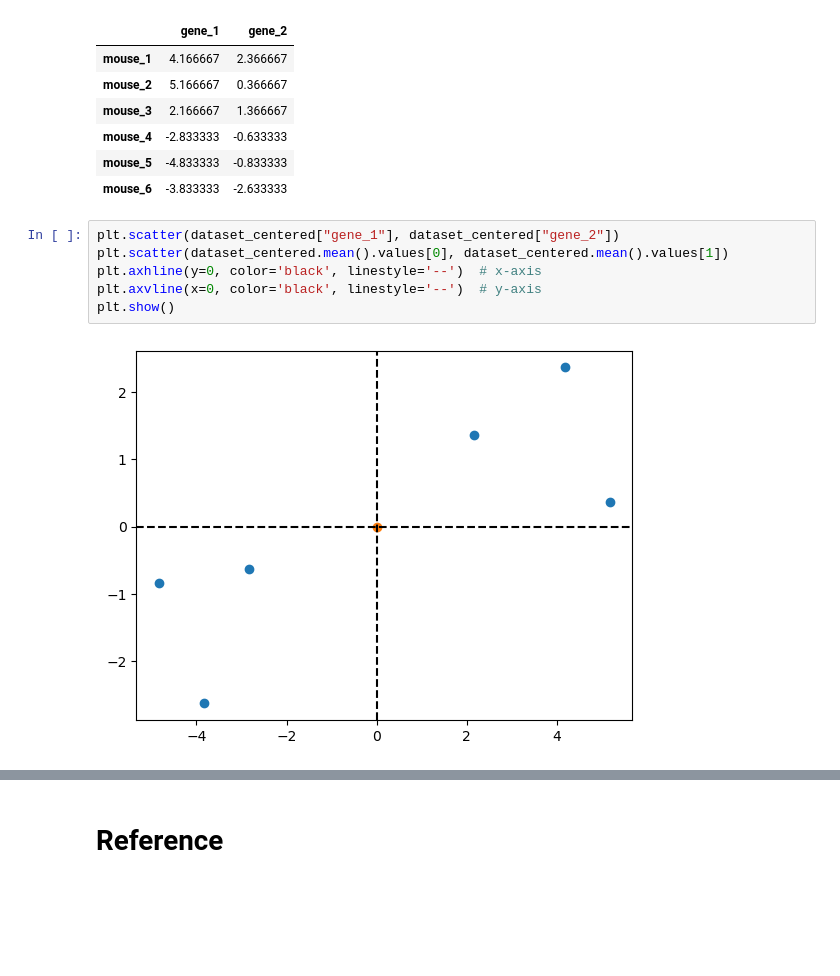
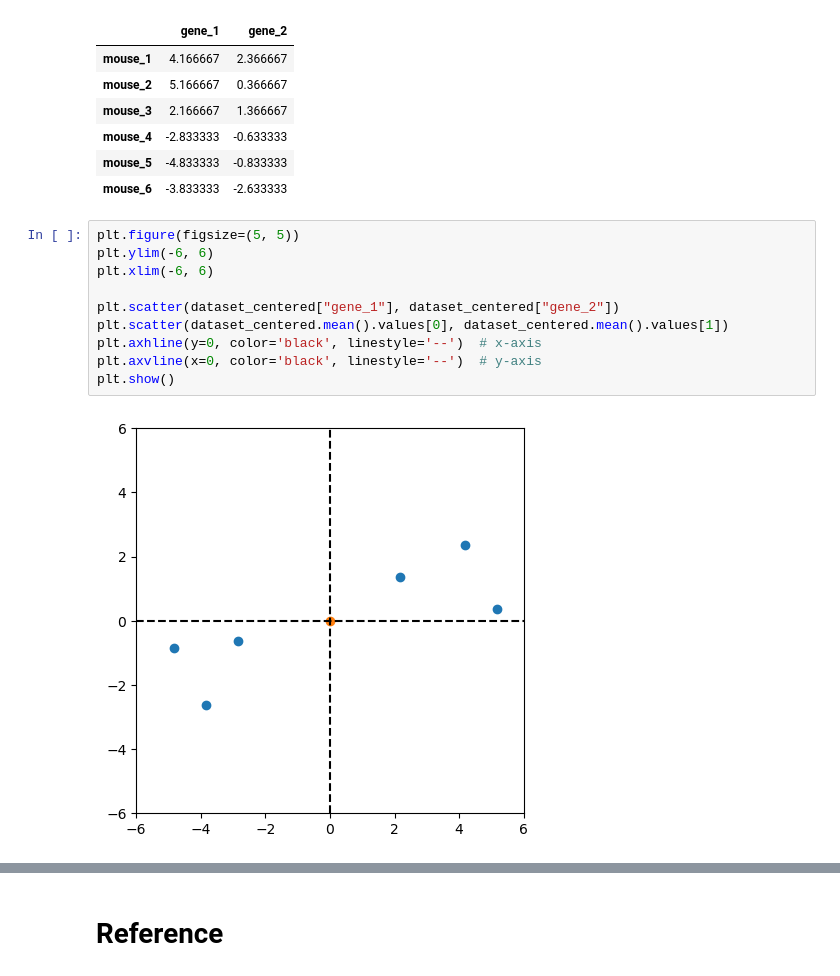
Before and after one commit to danjelito/ml-from-scratch, a Jupyter notebook: pca.ipynb, the cells around one changed output, grey strips where cells are left out. Drawn from its saved outputs; the diff is of its cells as text; blank space fills up the shorter version.

```diff
--- a/pca.ipynb
+++ b/pca.ipynb
@@ -256,10 +263,14 @@ dtype: float32
 | mouse_5 | -4.833333 | -0.833333 |
 | mouse_6 | -3.833333 | -2.633333 |
 # %%
+plt.figure(figsize=(5, 5))
+plt.ylim(-6, 6)
+plt.xlim(-6, 6)
+
 plt.scatter(dataset_centered["gene_1"], dataset_centered["gene_2"])
 plt.scatter(dataset_centered.mean().values[0], dataset_centered.mean().values[1])
 plt.axhline(y=0, color='black', linestyle='--')  # x-axis
 plt.axvline(x=0, color='black', linestyle='--')  # y-axis
 plt.show()
 # %% [output]
-[figure, old version]
+[figure, new version]
```
Also changed, not shown: parts of 7 cells of this notebook.
